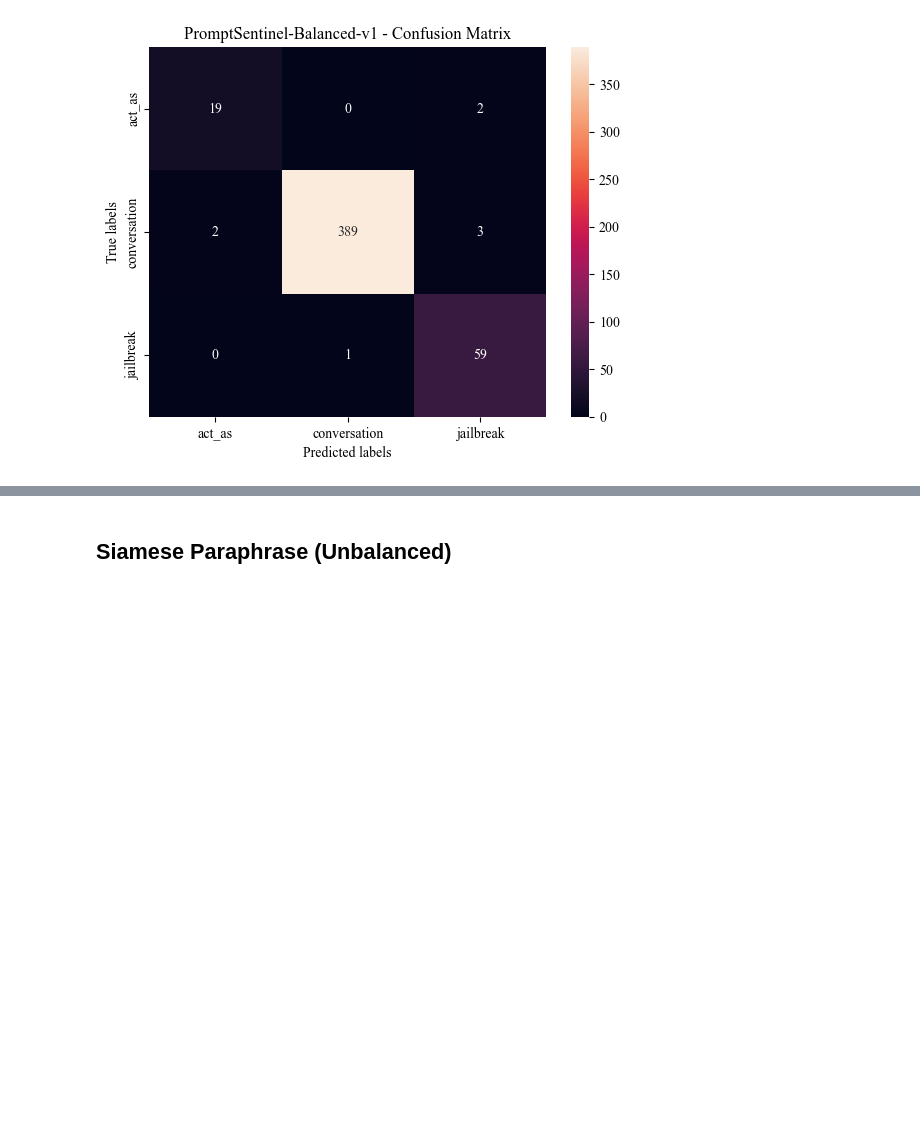
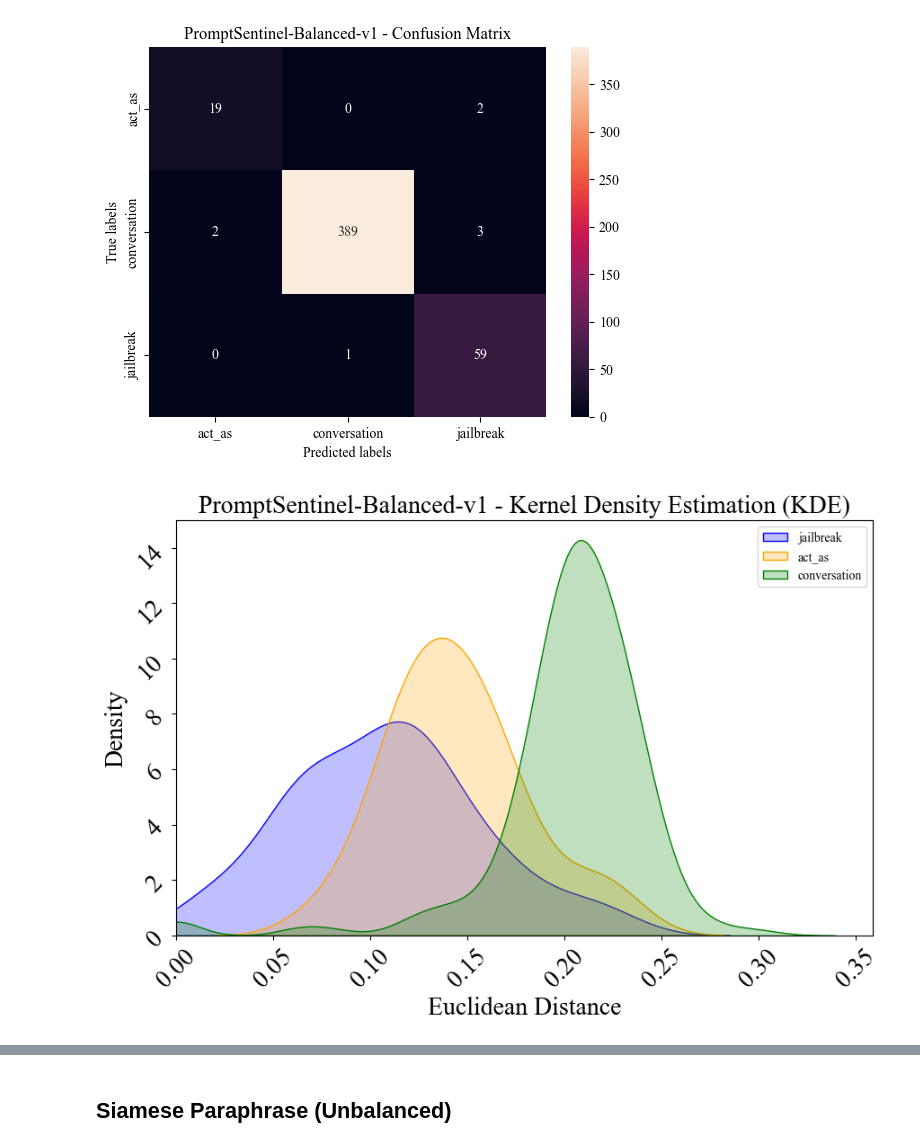
Before and after one commit to llm-security-research/malicious-prompts, a Jupyter notebook: siamese_evaluation.ipynb, the cells around one changed output, grey strips where cells are left out. Cells and saved outputs as stored; diff of their text form; code cells hidden in the pictures; blank space fills up the shorter version.

```diff
--- a/siamese_evaluation.ipynb
+++ b/siamese_evaluation.ipynb
@@ -688,3 +700,7 @@ jailbreak &                     0.9219 & 0.9833 & 0.9516 & 60 \\
 \hline
 accuracy &                                 &            & 0.9832 & 475 \\
 [figure]
+# %%
+plot_kde(preds_distances, preds, 'PromptSentinel-Balanced-v1')
+# %% [output]
+[figure, added]
```
Also changed, not shown: parts of 10 cells of this notebook, 6 other files.
